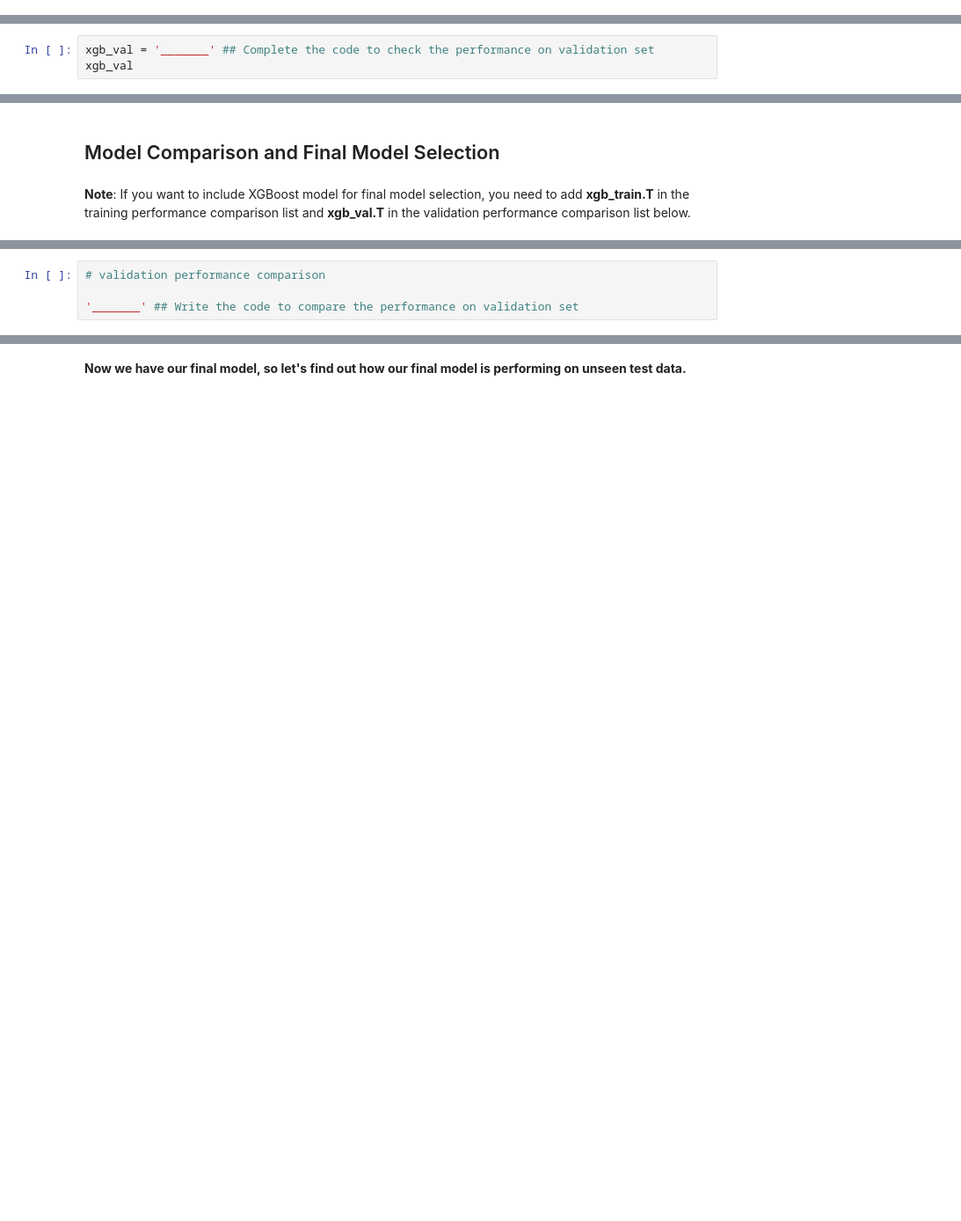
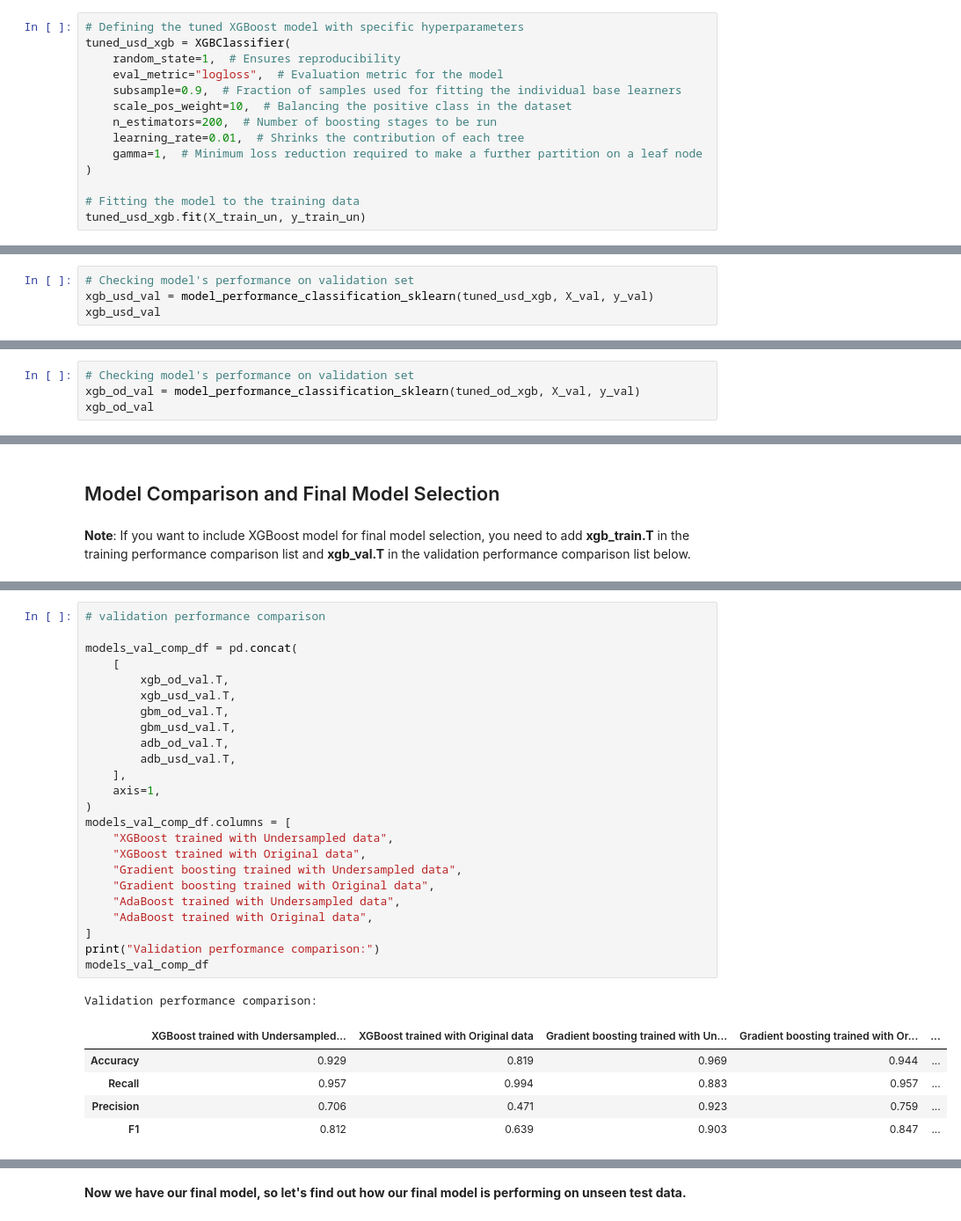
Before and after one commit to aimlalchemists/credit-card-users-churn-prediction, a Jupyter notebook: Credit_Card_Users_Churn_Prediction.ipynb, the cells around one changed output, grey strips where cells are left out. Shown at 88% size. Saved outputs shown, nothing was run; the diff lists cells and outputs as text; blank space fills up the shorter version.

```diff
--- a/Credit_Card_Users_Churn_Prediction.ipynb
+++ b/Credit_Card_Users_Churn_Prediction.ipynb
@@ -1725,0 +1884,14 @@ gbm2_val
+# %%
+# Defining the tuned XGBoost model with specific hyperparameters
+tuned_usd_xgb = XGBClassifier(
+    random_state=1,  # Ensures reproducibility
+    eval_metric="logloss",  # Evaluation metric for the model
+    subsample=0.9,  # Fraction of samples used for fitting the individual base learners
+    scale_pos_weight=10,  # Balancing the positive class in the dataset
+    n_estimators=200,  # Number of boosting stages to be run
+    learning_rate=0.01,  # Shrinks the contribution of each tree
+    gamma=1,  # Minimum loss reduction required to make a further partition on a leaf node
+)
+
+# Fitting the model to the training data
+tuned_usd_xgb.fit(X_train_un, y_train_un)
@@ -1725,0 +1917,4 @@ gbm2_val
+# %%
+# Checking model's performance on validation set
+xgb_usd_val = model_performance_classification_sklearn(tuned_usd_xgb, X_val, y_val)
+xgb_usd_val
@@ -1770,3 +1998,4 @@ xgb_train
 # %%
-xgb_val = '_______' ## Complete the code to check the performance on validation set
-xgb_val
+# Checking model's performance on validation set
+xgb_od_val = model_performance_classification_sklearn(tuned_od_xgb, X_val, y_val)
+xgb_od_val
@@ -1795,4 +2040,31 @@ models_train_comp_df
 # %%
 # validation performance comparison
 
-'_______' ## Write the code to compare the performance on validation set
+models_val_comp_df = pd.concat(
+    [
+        xgb_od_val.T,
+        xgb_usd_val.T,
+        gbm_od_val.T,
+        gbm_usd_val.T,
+        adb_od_val.T,
+        adb_usd_val.T,
+    ],
+    axis=1,
+)
+models_val_comp_df.columns = [
+    "XGBoost trained with Undersampled data",
+    "XGBoost trained with Original data",
+    "Gradient boosting trained with Undersampled data",
+    "Gradient boosting trained with Original data",
+    "AdaBoost trained with Undersampled data",
+    "AdaBoost trained with Original data",
+]
+print("Validation performance comparison:")
+models_val_comp_df
+# %% [output]
+Validation performance comparison:
+|  | XGBoost trained with Undersampled... | XGBoost trained with Original data | Gradient boosting trained with Un... | Gradient boosting trained with Or... | ... |
+| Accuracy | 0.929 | 0.819 | 0.969 | 0.944 | ... |
+| Recall | 0.957 | 0.994 | 0.883 | 0.957 | ... |
+| Precision | 0.706 | 0.471 | 0.923 | 0.759 | ... |
+| F1 | 0.812 | 0.639 | 0.903 | 0.847 | ... |
```
Also changed, not shown: parts of 40 cells of this notebook.
